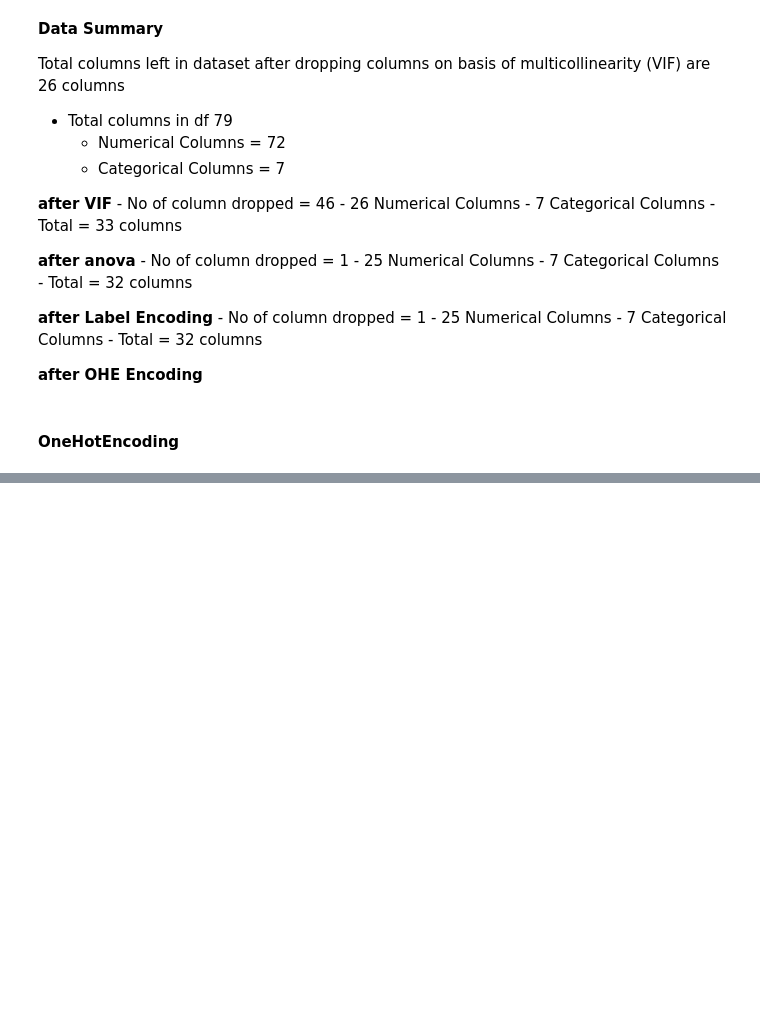
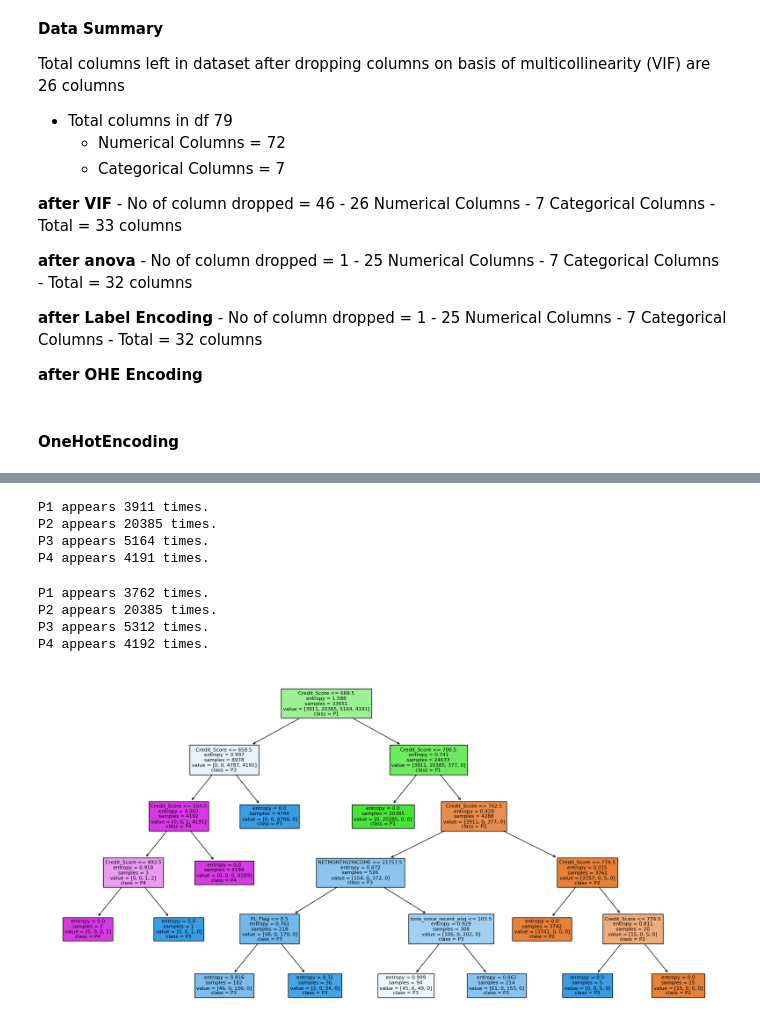
Before and after one commit to Joon-hub/Credit-Risk-Modeling-Project, a Jupyter notebook: CreditRiskModelingProject.ipynb, the cells around one changed output, grey strips where cells are left out. Cells and saved outputs as stored; diff of their text form; code cells hidden in the pictures; blank space fills up the shorter version.

```diff
--- a/CreditRiskModelingProject.ipynb
+++ b/CreditRiskModelingProject.ipynb
@@ -333,0 +360,6 @@ df_encoded.head()
+# %%
+from sklearn.model_selection import train_test_split
+X= df_clean_encoded.drop(['Approved_Flag'],axis = 1)
+y = df_clean_encoded['Approved_Flag']
+
+X_train, X_test, y_train, y_test = train_test_split(X,y,test_size = 0.2, random_state= 299)
@@ -333,0 +378,21 @@ df_encoded.head()
+# %%
+from sklearn.tree import DecisionTreeClassifier
+from sklearn.model_selection import cross_val_predict
+from sklearn.metrics import classification_report, confusion_matrix
+
+dt = DecisionTreeClassifier(criterion= 'entropy',max_depth= 3)
+
+
+y_train_pred = cross_val_predict(dt, X_train,y_train,cv = 2)
+
+clf_val_report = classification_report(y_train, y_train_pred, labels = df_clean_encoded['Approved_Flag'].unique())
+
+print('classification_report_validation_set \n',clf_val_report)
+
+#prediction on test set
+dt.fit(X_train,y_train)
+
+y_pred = dt.predict(X_test)
+
+clf_report_test_set = classification_report(y_test, y_pred, labels = df_clean_encoded['Approved_Flag'].unique())
+print('classification_report_validation_set \n',clf_report_test_set)
@@ -333,0 +417,30 @@ df_encoded.head()
+# %%
+unique_values, counts = np.unique(y_train, return_counts=True)
+
+# Display the results
+for value, count in zip(unique_values, counts):
+    print(f"{value} appears {count} times.")
+# %% [output]
+P1 appears 3911 times.
+P2 appears 20385 times.
+P3 appears 5164 times.
+P4 appears 4191 times.
+# %%
+unique_values, counts = np.unique(y_train_pred, return_counts=True)
+
+# Display the results
+for value, count in zip(unique_values, counts):
+    print(f"{value} appears {count} times.")
+# %% [output]
+P1 appears 3762 times.
+P2 appears 20385 times.
+P3 appears 5312 times.
+P4 appears 4192 times.
+# %%
+# Visualize the tree
+from sklearn import tree
+fig = plt.figure(figsize=(20,10))
+_ = tree.plot_tree(dt, feature_names=df_clean_encoded.columns, class_names= df_clean_encoded['Approved_Flag'].unique(), filled=True)
+plt.show()
+# %% [output]
+[figure, added]
```
Also changed, not shown: parts of 13 cells of this notebook.
